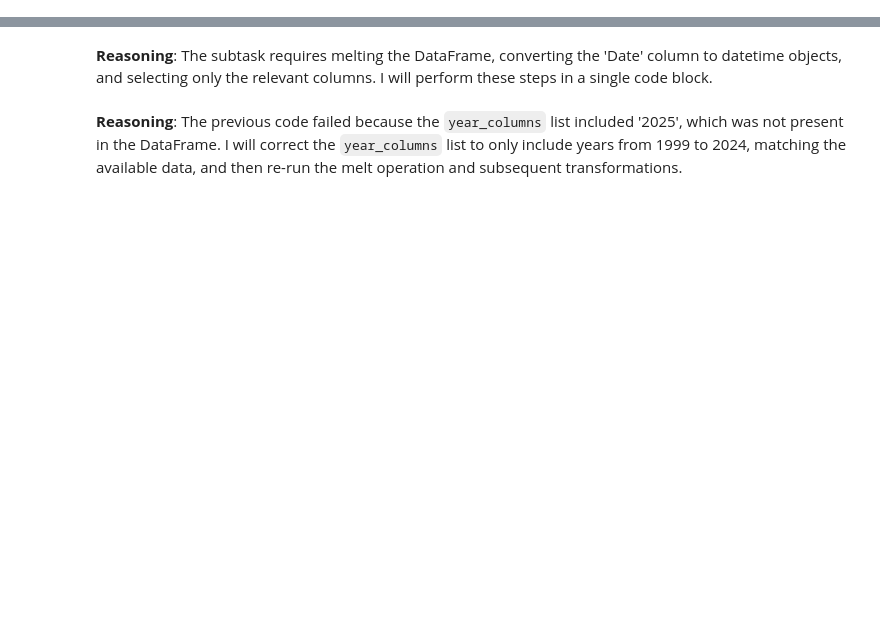
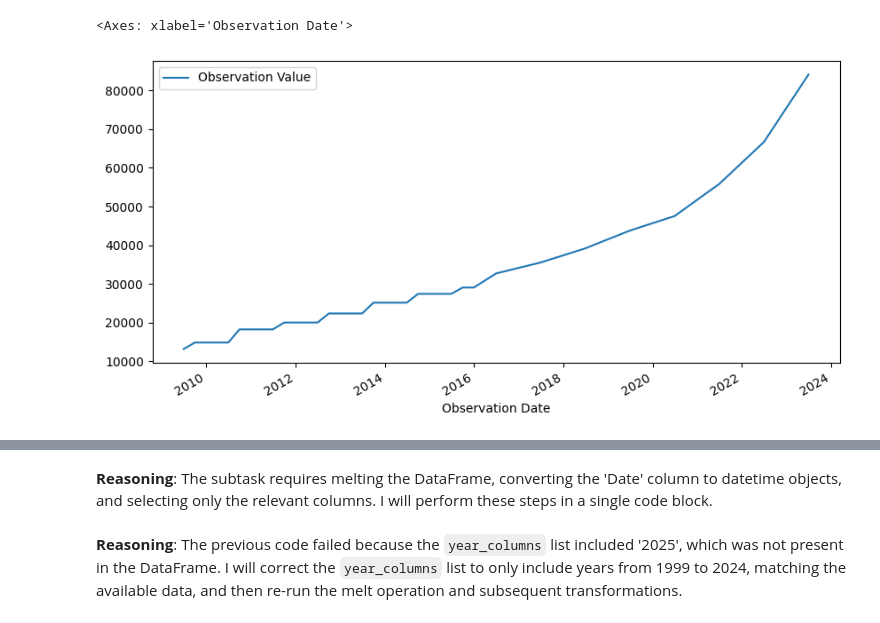
Before and after one commit to muhammadehtishamhashim/pak-data-twin, a Jupyter notebook: notebooks/LSTM_GDP_Forecaster.ipynb, the cells around one changed output, grey strips where cells are left out. Cells and saved outputs as stored; diff of their text form; code cells hidden in the pictures; blank space fills up the shorter version.

```diff
--- a/notebooks/LSTM_GDP_Forecaster.ipynb
+++ b/notebooks/LSTM_GDP_Forecaster.ipynb
@@ -3,0 +1,9 @@ import numpy as np
+# %%
+import pandas as pd
+import numpy as np
+
+dataset = pd.read_csv("/content/drive/MyDrive/pak-twin-data/GDP_current_prices.csv")
+dataset = dataset[dataset['Observation Value'] != 0]
+dataset = dataset[['Observation Date', 'Observation Value', 'Unit']]
+dataset['Observation Date'] = pd.to_datetime(dataset['Observation Date'])
+dataset = dataset.sort_values(by='Observation Date', ascending=True)
@@ -4 +24,6 @@ import numpy as np
+# %%
+dataset.plot(x='Observation Date', y='Observation Value', figsize=(10, 5))
+# %% [output]
+<Axes: xlabel='Observation Date'>
+[figure, added]
 # %%
```
Also changed, not shown: parts of 22 cells of this notebook, 14 other files.
